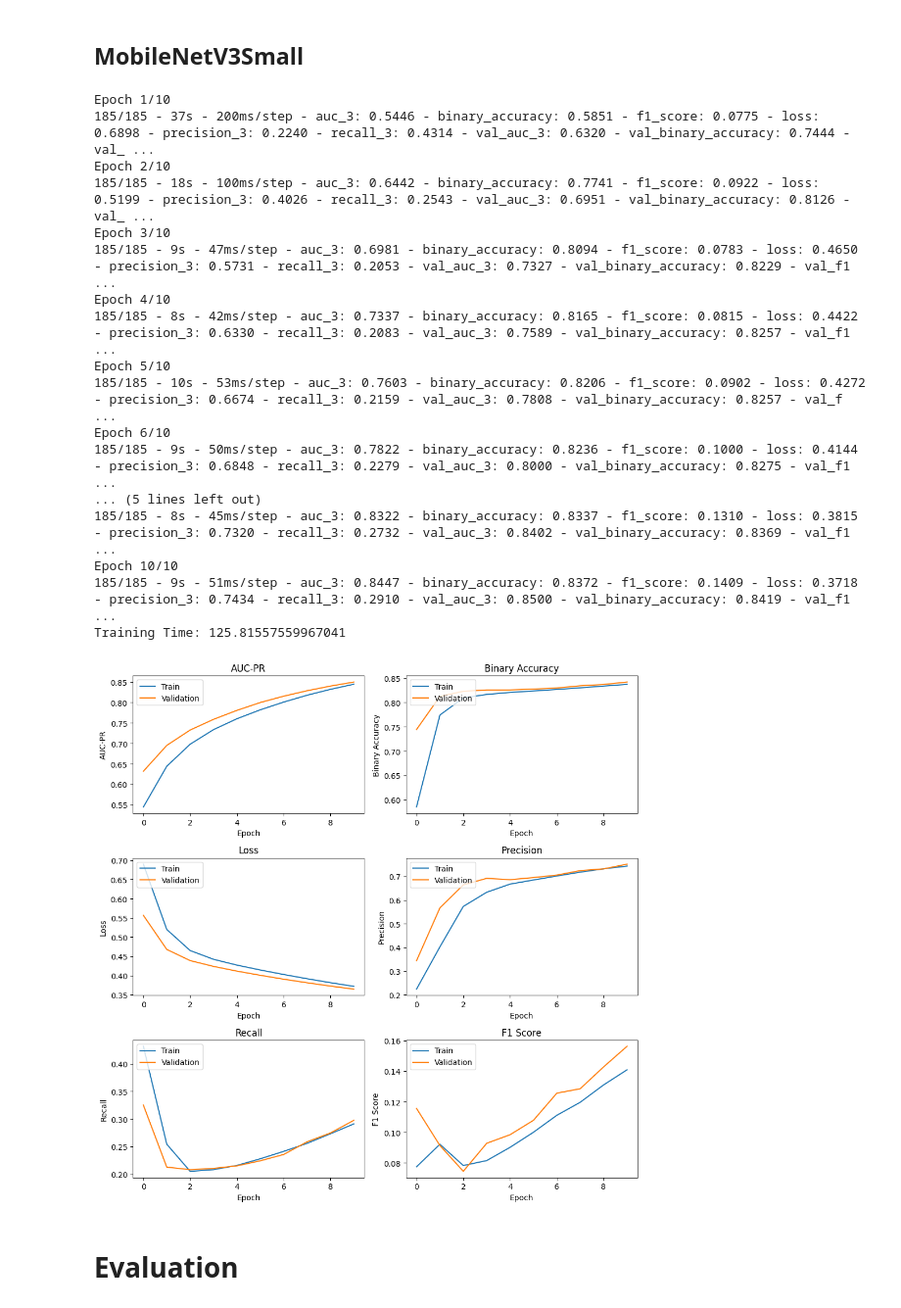
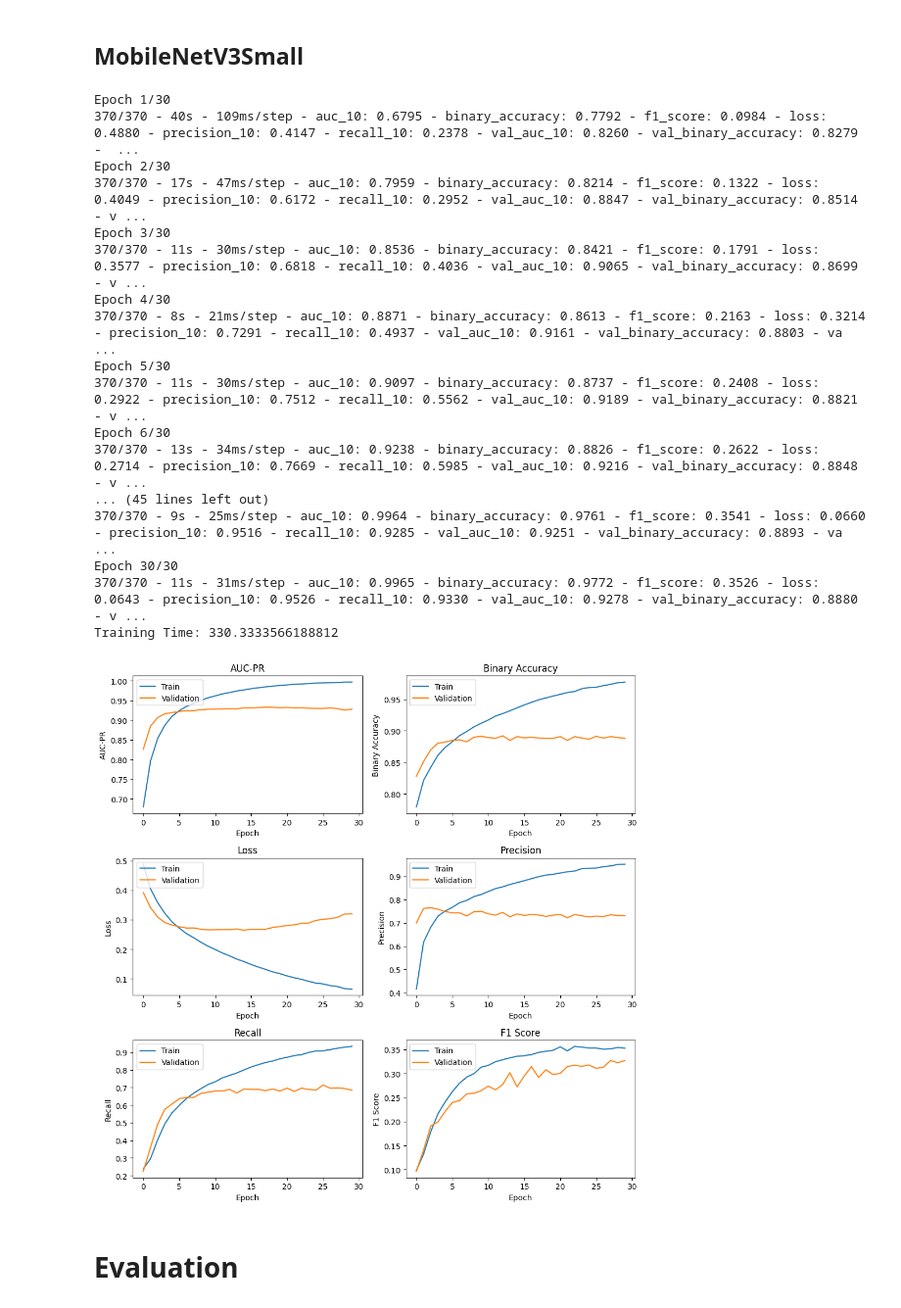
Before and after one commit to Vaneryn/emeowtions-ml, a Jupyter notebook: notebooks/train_mobilenet.ipynb, the cells around one changed output. Shown: that part at 98% size. Saved outputs shown, nothing was run; the diff lists cells and outputs as text; code cells hidden in the pictures.

Commit message:
Train v-whatever, changing architecture, still overfitting but recall is around 0.7

```diff
--- a/notebooks/train_mobilenet.ipynb
+++ b/notebooks/train_mobilenet.ipynb
@@ -31,9 +31,9 @@ from tensorflow.keras.preprocessing.image import ImageDataGenerator
 # %% [markdown]
 Hyperparameters
 # %%
-BATCH_SIZE = 32
-EPOCH = 10
-LEARNING_RATE = 0.00001
+BATCH_SIZE = 16
+EPOCH = 30
+LEARNING_RATE = 0.00003
 # %% [markdown]
 Load dataset files (local)
 # %%
@@ -208,7 +211,12 @@ mobilenetv3_small.trainable = False
 emeowtions_model = keras.models.Sequential([
     mobilenetv3_small,
     layers.GlobalAveragePooling2D(),
+    layers.Dense(1024, activation='relu'),
+    layers.Dropout(0.3),
+    layers.Dense(512, activation='relu'),
+    layers.Dropout(0.3),
     layers.Dense(256, activation='relu'),
+    layers.Dropout(0.3),
     layers.Dense(NUM_CLASSES, activation='sigmoid')
 ])
 
@@ -236,23 +244,23 @@ history = emeowtions_model.fit(
 
 print('Training Time:', sum(time_callback.times))
 # %% [output]
-Epoch 1/10
-185/185 - 37s - 200ms/step - auc_3: 0.5446 - binary_accuracy: 0.5851 - f1_score: 0.0775 - loss: 0.6898 - precision_3: 0.2240 - recall_3: 0.4314 - val_auc_3: 0.6320 - val_binary_accuracy: 0.7444 - val_ ...
-Epoch 2/10
-185/185 - 18s - 100ms/step - auc_3: 0.6442 - binary_accuracy: 0.7741 - f1_score: 0.0922 - loss: 0.5199 - precision_3: 0.4026 - recall_3: 0.2543 - val_auc_3: 0.6951 - val_binary_accuracy: 0.8126 - val_ ...
-Epoch 3/10
-185/185 - 9s - 47ms/step - auc_3: 0.6981 - binary_accuracy: 0.8094 - f1_score: 0.0783 - loss: 0.4650 - precision_3: 0.5731 - recall_3: 0.2053 - val_auc_3: 0.7327 - val_binary_accuracy: 0.8229 - val_f1 ...
-Epoch 4/10
-185/185 - 8s - 42ms/step - auc_3: 0.7337 - binary_accuracy: 0.8165 - f1_score: 0.0815 - loss: 0.4422 - precision_3: 0.6330 - recall_3: 0.2083 - val_auc_3: 0.7589 - val_binary_accuracy: 0.8257 - val_f1 ...
-Epoch 5/10
-185/185 - 10s - 53ms/step - auc_3: 0.7603 - binary_accuracy: 0.8206 - f1_score: 0.0902 - loss: 0.4272 - precision_3: 0.6674 - recall_3: 0.2159 - val_auc_3: 0.7808 - val_binary_accuracy: 0.8257 - val_f ...
-Epoch 6/10
-185/185 - 9s - 50ms/step - auc_3: 0.7822 - binary_accuracy: 0.8236 - f1_score: 0.1000 - loss: 0.4144 - precision_3: 0.6848 - recall_3: 0.2279 - val_auc_3: 0.8000 - val_binary_accuracy: 0.8275 - val_f1 ...
-... (5 lines left out)
-185/185 - 8s - 45ms/step - auc_3: 0.8322 - binary_accuracy: 0.8337 - f1_score: 0.1310 - loss: 0.3815 - precision_3: 0.7320 - recall_3: 0.2732 - val_auc_3: 0.8402 - val_binary_accuracy: 0.8369 - val_f1 ...
-Epoch 10/10
-185/185 - 9s - 51ms/step - auc_3: 0.8447 - binary_accuracy: 0.8372 - f1_score: 0.1409 - loss: 0.3718 - precision_3: 0.7434 - recall_3: 0.2910 - val_auc_3: 0.8500 - val_binary_accuracy: 0.8419 - val_f1 ...
-Training Time: 125.81557559967041
+Epoch 1/30
+370/370 - 40s - 109ms/step - auc_10: 0.6795 - binary_accuracy: 0.7792 - f1_score: 0.0984 - loss: 0.4880 - precision_10: 0.4147 - recall_10: 0.2378 - val_auc_10: 0.8260 - val_binary_accuracy: 0.8279 -  ...
+Epoch 2/30
+370/370 - 17s - 47ms/step - auc_10: 0.7959 - binary_accuracy: 0.8214 - f1_score: 0.1322 - loss: 0.4049 - precision_10: 0.6172 - recall_10: 0.2952 - val_auc_10: 0.8847 - val_binary_accuracy: 0.8514 - v ...
+Epoch 3/30
+370/370 - 11s - 30ms/step - auc_10: 0.8536 - binary_accuracy: 0.8421 - f1_score: 0.1791 - loss: 0.3577 - precision_10: 0.6818 - recall_10: 0.4036 - val_auc_10: 0.9065 - val_binary_accuracy: 0.8699 - v ...
+Epoch 4/30
+370/370 - 8s - 21ms/step - auc_10: 0.8871 - binary_accuracy: 0.8613 - f1_score: 0.2163 - loss: 0.3214 - precision_10: 0.7291 - recall_10: 0.4937 - val_auc_10: 0.9161 - val_binary_accuracy: 0.8803 - va ...
+Epoch 5/30
+370/370 - 11s - 30ms/step - auc_10: 0.9097 - binary_accuracy: 0.8737 - f1_score: 0.2408 - loss: 0.2922 - precision_10: 0.7512 - recall_10: 0.5562 - val_auc_10: 0.9189 - val_binary_accuracy: 0.8821 - v ...
+Epoch 6/30
+370/370 - 13s - 34ms/step - auc_10: 0.9238 - binary_accuracy: 0.8826 - f1_score: 0.2622 - loss: 0.2714 - precision_10: 0.7669 - recall_10: 0.5985 - val_auc_10: 0.9216 - val_binary_accuracy: 0.8848 - v ...
+... (45 lines left out)
+370/370 - 9s - 25ms/step - auc_10: 0.9964 - binary_accuracy: 0.9761 - f1_score: 0.3541 - loss: 0.0660 - precision_10: 0.9516 - recall_10: 0.9285 - val_auc_10: 0.9251 - val_binary_accuracy: 0.8893 - va ...
+Epoch 30/30
+370/370 - 11s - 31ms/step - auc_10: 0.9965 - binary_accuracy: 0.9772 - f1_score: 0.3526 - loss: 0.0643 - precision_10: 0.9526 - recall_10: 0.9330 - val_auc_10: 0.9278 - val_binary_accuracy: 0.8880 - v ...
+Training Time: 330.3333566188812
 # %%
 # Plots metric graph
 def plot_metric(ax, history, metric_name, title):
@@ -265,37 +273,37 @@ def plot_metric(ax, history, metric_name, title):
       train_metric = average_f1_scores
 
       f1_scores_np = np.array(val_metric)
       average_f1_scores = np.mean(f1_scores_np, axis=1)
       val_metric = average_f1_scores
 
     ax.plot(train_metric)
     ax.plot(val_metric)
     ax.set_title(title)
     ax.set_xlabel('Epoch')
     ax.set_ylabel(title)
     ax.legend(['Train', 'Validation'], loc='upper left')
 
 # Plot figure
 fig, axes = plt.subplots(3, 2, figsize=(10, 10))
 axes = axes.flatten()
 ax1 = axes[0]
 ax2 = axes[1]
 ax3 = axes[2]
 ax4 = axes[3]
 ax5 = axes[4]
 ax6 = axes[5]
 
-plot_metric(ax1, history, 'auc_3', 'AUC-PR')
+plot_metric(ax1, history, 'auc_10', 'AUC-PR')
 plot_metric(ax2, history, 'binary_accuracy', 'Binary Accuracy')
 plot_metric(ax3, history, 'loss', 'Loss')
-plot_metric(ax4, history, 'precision_3', 'Precision')
-plot_metric(ax5, history, 'recall_3', 'Recall')
+plot_metric(ax4, history, 'precision_10', 'Precision')
+plot_metric(ax5, history, 'recall_10', 'Recall')
 plot_metric(ax6, history, 'f1_score', 'F1 Score')
 
 plt.tight_layout()
 plt.show()
 # %% [output]
-[figure, old version]
+[figure, new version]
 # %% [markdown]
 # Evaluation
 # %% [markdown]
```
Also changed, not shown: parts of 5 cells of this notebook.
